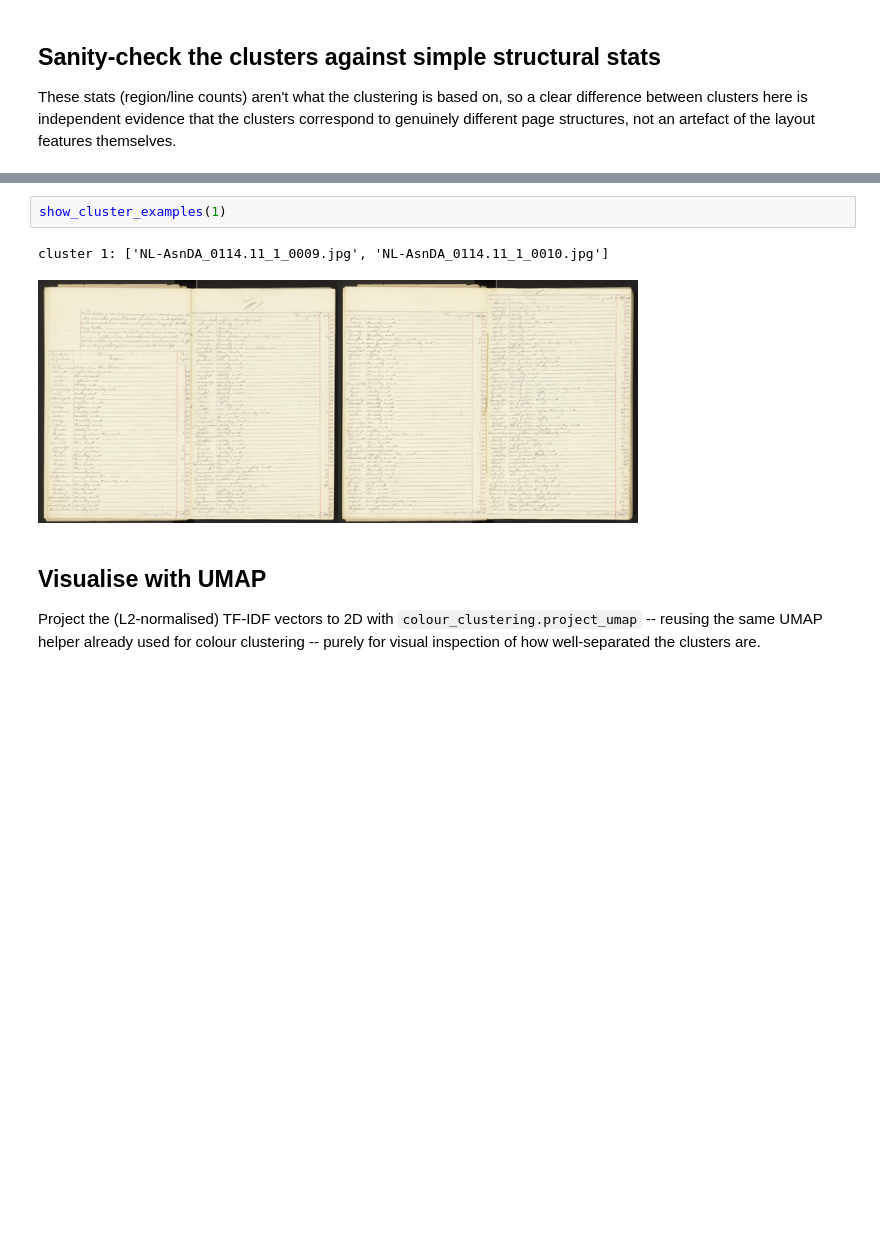
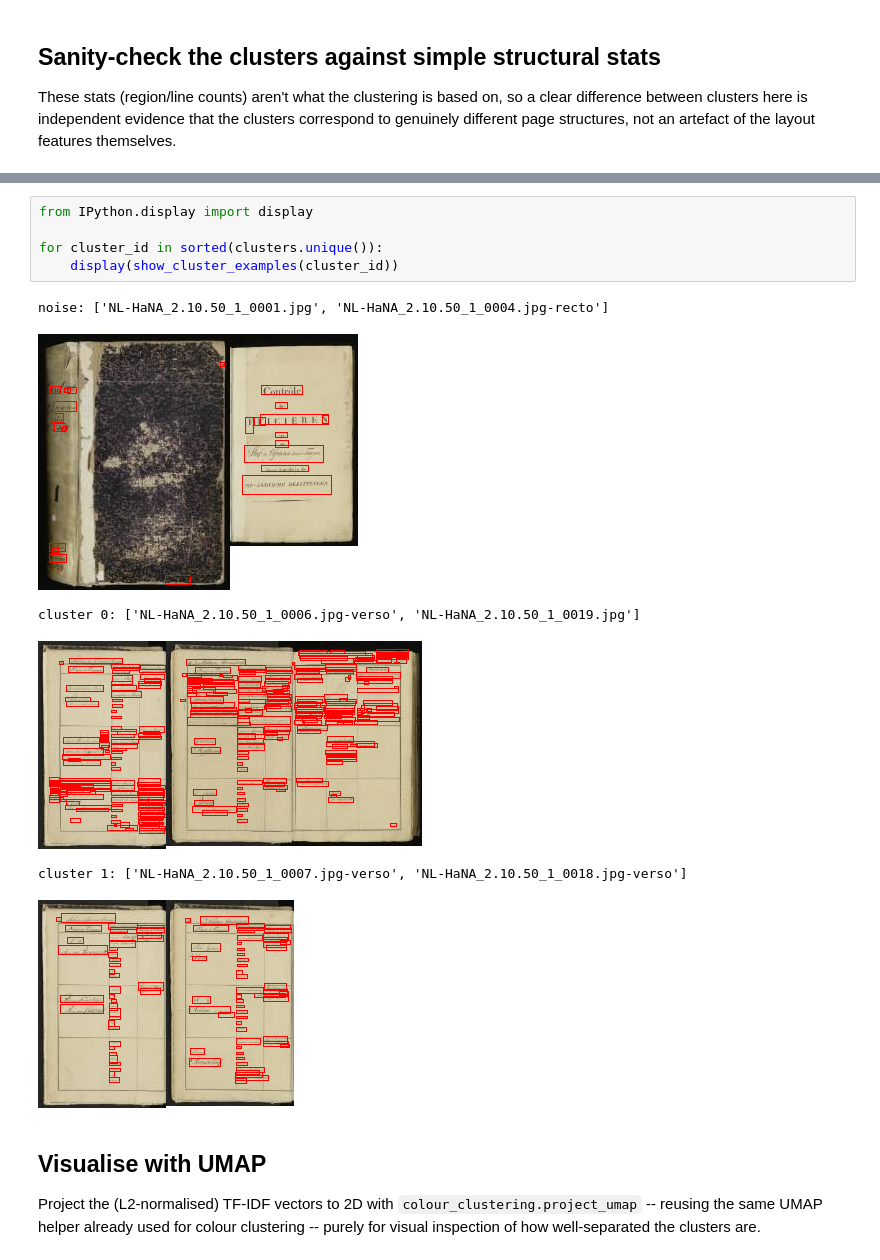
Before and after one commit to Data-Scopes/archival-structures, a Jupyter notebook: notebooks/demo/page-layout-clustering-demo.ipynb, the cells around one changed output, grey strips where cells are left out. Drawn from its saved outputs; the diff is of its cells as text; blank space fills up the shorter version.

```diff
--- a/notebooks/demo/page-layout-clustering-demo.ipynb
+++ b/notebooks/demo/page-layout-clustering-demo.ipynb
@@ -137,8 +226,15 @@ show_cluster_examples(0)
 # %%
-show_cluster_examples(1)
+from IPython.display import display
+
+for cluster_id in sorted(clusters.unique()):
+    display(show_cluster_examples(cluster_id))
 # %% [output]
-cluster 1: ['NL-AsnDA_0114.11_1_0009.jpg', 'NL-AsnDA_0114.11_1_0010.jpg']
+noise: ['NL-HaNA_2.10.50_1_0001.jpg', 'NL-HaNA_2.10.50_1_0004.jpg-recto']
-[figure, old version]
+[figure, new version]
+cluster 0: ['NL-HaNA_2.10.50_1_0006.jpg-verso', 'NL-HaNA_2.10.50_1_0019.jpg']
+[figure, added]
+cluster 1: ['NL-HaNA_2.10.50_1_0007.jpg-verso', 'NL-HaNA_2.10.50_1_0018.jpg-verso']
+[figure, added]
 # %% [markdown]
 ## Visualise with UMAP
 
```
Also changed, not shown: parts of 8 cells of this notebook, 15 other files.
